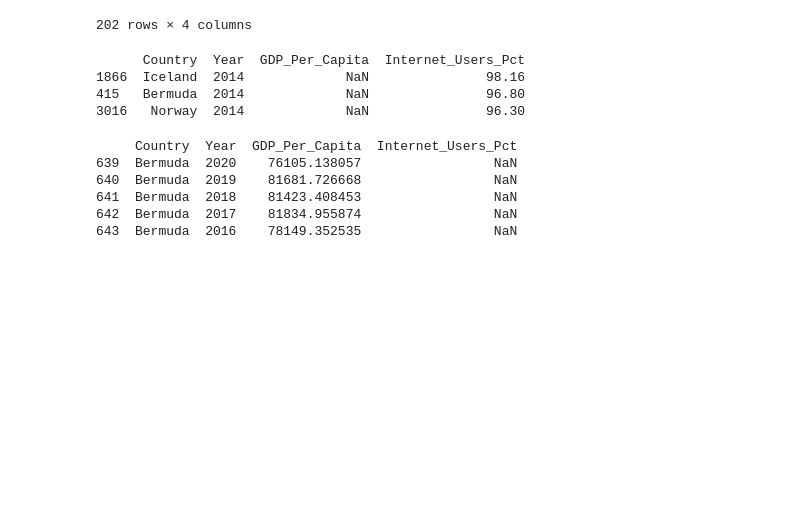
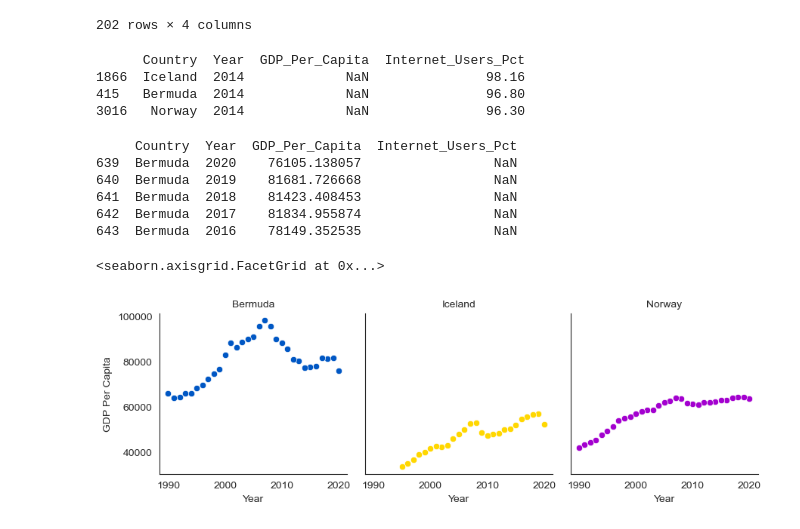
Before and after one commit to NSS-Data-Analytics-Cohort-8/gdp-and-internet-usage-melaniewesson, a Jupyter notebook: notebooks/un_project.ipynb, the cells around one changed output. Cells and saved outputs as stored; diff of their text form; code cells hidden in the pictures; blank space fills up the shorter version.

```diff
--- a/notebooks/un_project.ipynb
+++ b/notebooks/un_project.ipynb
@@ -534,3 +534,11 @@ print(top3.head())
 641  Bermuda  2018    81423.408453                 NaN
 642  Bermuda  2017    81834.955874                 NaN
 643  Bermuda  2016    78149.352535                 NaN
+# %%
+top3_graph = sns.FacetGrid(top3, col='Country', hue='Country', palette='prism')
+top3_graph.map_dataframe(sns.scatterplot, x="Year",  y="GDP_Per_Capita")
+top3_graph.set_axis_labels('Year', 'GDP Per Capita')
+top3_graph.set_titles(col_template='{col_name}')
+# %% [output]
+<seaborn.axisgrid.FacetGrid at 0x...>
+[figure, added]
```
